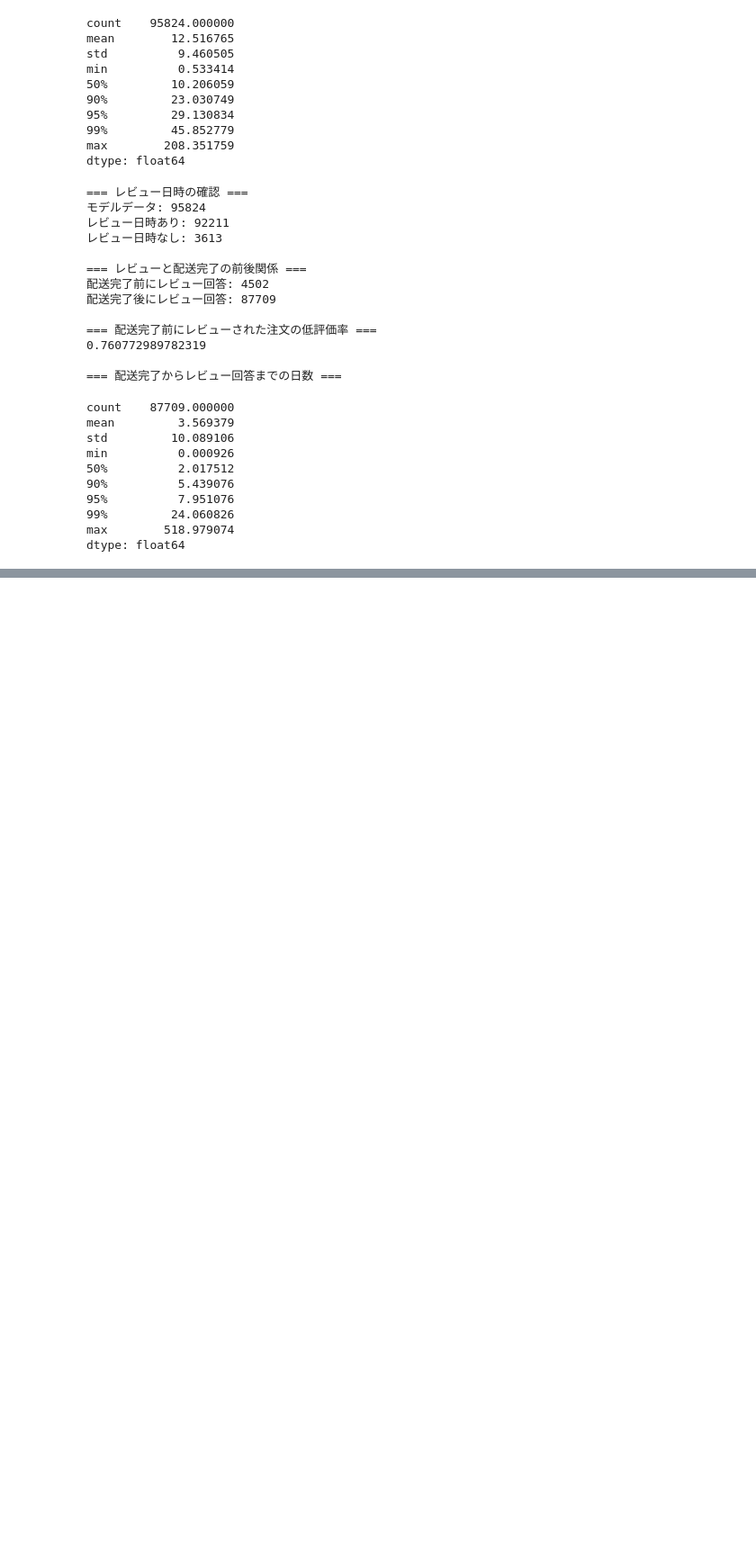
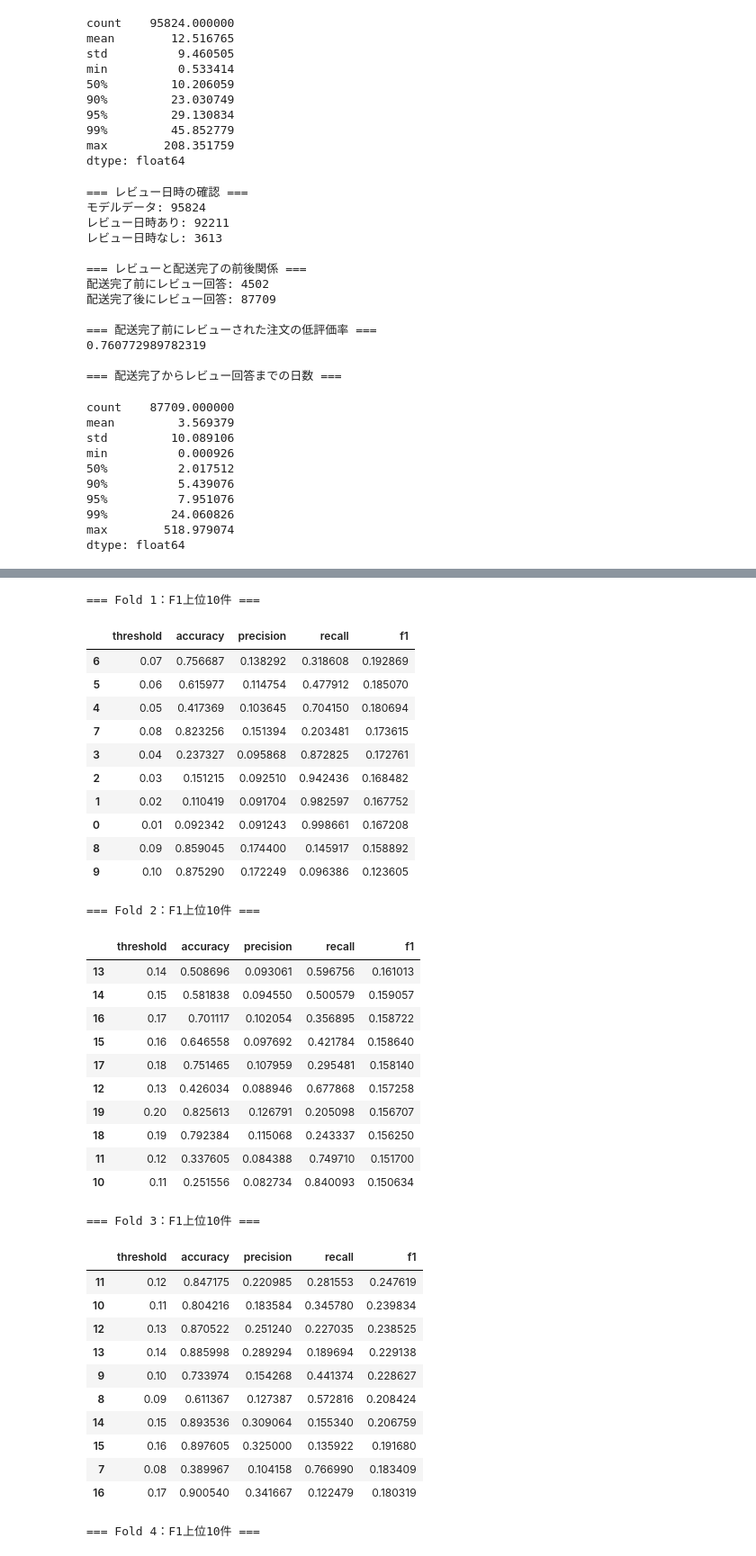
Before and after one commit to RyoShimoda/AWS_Python_data_analysis, a Jupyter notebook: notebooks/13_low_review_model_comparison.ipynb, the cells around one changed output, grey strips where cells are left out. Shown at 90% size. Saved outputs shown, nothing was run; the diff lists cells and outputs as text; code cells hidden in the pictures; blank space fills up the shorter version.

Commit message:
配送完了日時基準の4-Fold CVを構築し評価結果を記録。

```diff
--- a/notebooks/13_low_review_model_comparison.ipynb
+++ b/notebooks/13_low_review_model_comparison.ipynb
@@ -814,0 +1266,65 @@ dtype: float64
+# %%
+from src.model_metrics import threshold_table
+
+# 各Foldの予測結果を結合
+df_cv_predictions = pd.concat(
+    cv_predictions,
+    ignore_index=True,
+)
+
+# 過去の基準しきい値
+baseline_threshold = 0.24
+
+# Foldごとにしきい値を比較
+for fold_name, group in df_cv_predictions.groupby("fold", sort=True):
+    threshold_results = threshold_table(
+        group["low_review"],
+        group["probability"],
+    )
+
+    # F1が高い上位10件のみ表示
+    top10 = threshold_results.sort_values(
+        ["f1", "threshold"],
+        ascending=[False, True],
+    ).head(10)
+
+    print(f"\n=== {fold_name}：F1上位10件 ===")
+    display(top10)
+# %% [output]
+=== Fold 1：F1上位10件 ===
+|  | threshold | accuracy | precision | recall | f1 |
+| 6 | 0.07 | 0.756687 | 0.138292 | 0.318608 | 0.192869 |
+| 5 | 0.06 | 0.615977 | 0.114754 | 0.477912 | 0.185070 |
+| 4 | 0.05 | 0.417369 | 0.103645 | 0.704150 | 0.180694 |
+| 7 | 0.08 | 0.823256 | 0.151394 | 0.203481 | 0.173615 |
+| 3 | 0.04 | 0.237327 | 0.095868 | 0.872825 | 0.172761 |
+| 2 | 0.03 | 0.151215 | 0.092510 | 0.942436 | 0.168482 |
+| 1 | 0.02 | 0.110419 | 0.091704 | 0.982597 | 0.167752 |
+| 0 | 0.01 | 0.092342 | 0.091243 | 0.998661 | 0.167208 |
+| 8 | 0.09 | 0.859045 | 0.174400 | 0.145917 | 0.158892 |
+| 9 | 0.10 | 0.875290 | 0.172249 | 0.096386 | 0.123605 |
+=== Fold 2：F1上位10件 ===
+|  | threshold | accuracy | precision | recall | f1 |
+| 13 | 0.14 | 0.508696 | 0.093061 | 0.596756 | 0.161013 |
+| 14 | 0.15 | 0.581838 | 0.094550 | 0.500579 | 0.159057 |
+| 16 | 0.17 | 0.701117 | 0.102054 | 0.356895 | 0.158722 |
+| 15 | 0.16 | 0.646558 | 0.097692 | 0.421784 | 0.158640 |
+| 17 | 0.18 | 0.751465 | 0.107959 | 0.295481 | 0.158140 |
+| 12 | 0.13 | 0.426034 | 0.088946 | 0.677868 | 0.157258 |
+| 19 | 0.20 | 0.825613 | 0.126791 | 0.205098 | 0.156707 |
+| 18 | 0.19 | 0.792384 | 0.115068 | 0.243337 | 0.156250 |
+| 11 | 0.12 | 0.337605 | 0.084388 | 0.749710 | 0.151700 |
+| 10 | 0.11 | 0.251556 | 0.082734 | 0.840093 | 0.150634 |
+=== Fold 3：F1上位10件 ===
+|  | threshold | accuracy | precision | recall | f1 |
+| 11 | 0.12 | 0.847175 | 0.220985 | 0.281553 | 0.247619 |
+| 10 | 0.11 | 0.804216 | 0.183584 | 0.345780 | 0.239834 |
+| 12 | 0.13 | 0.870522 | 0.251240 | 0.227035 | 0.238525 |
+| 13 | 0.14 | 0.885998 | 0.289294 | 0.189694 | 0.229138 |
+| 9 | 0.10 | 0.733974 | 0.154268 | 0.441374 | 0.228627 |
+| 8 | 0.09 | 0.611367 | 0.127387 | 0.572816 | 0.208424 |
+| 14 | 0.15 | 0.893536 | 0.309064 | 0.155340 | 0.206759 |
+| 15 | 0.16 | 0.897605 | 0.325000 | 0.135922 | 0.191680 |
+| 7 | 0.08 | 0.389967 | 0.104158 | 0.766990 | 0.183409 |
+| 16 | 0.17 | 0.900540 | 0.341667 | 0.122479 | 0.180319 |
+=== Fold 4：F1上位10件 ===
```
Also changed, not shown: parts of 7 cells of this notebook, 3 other files.
